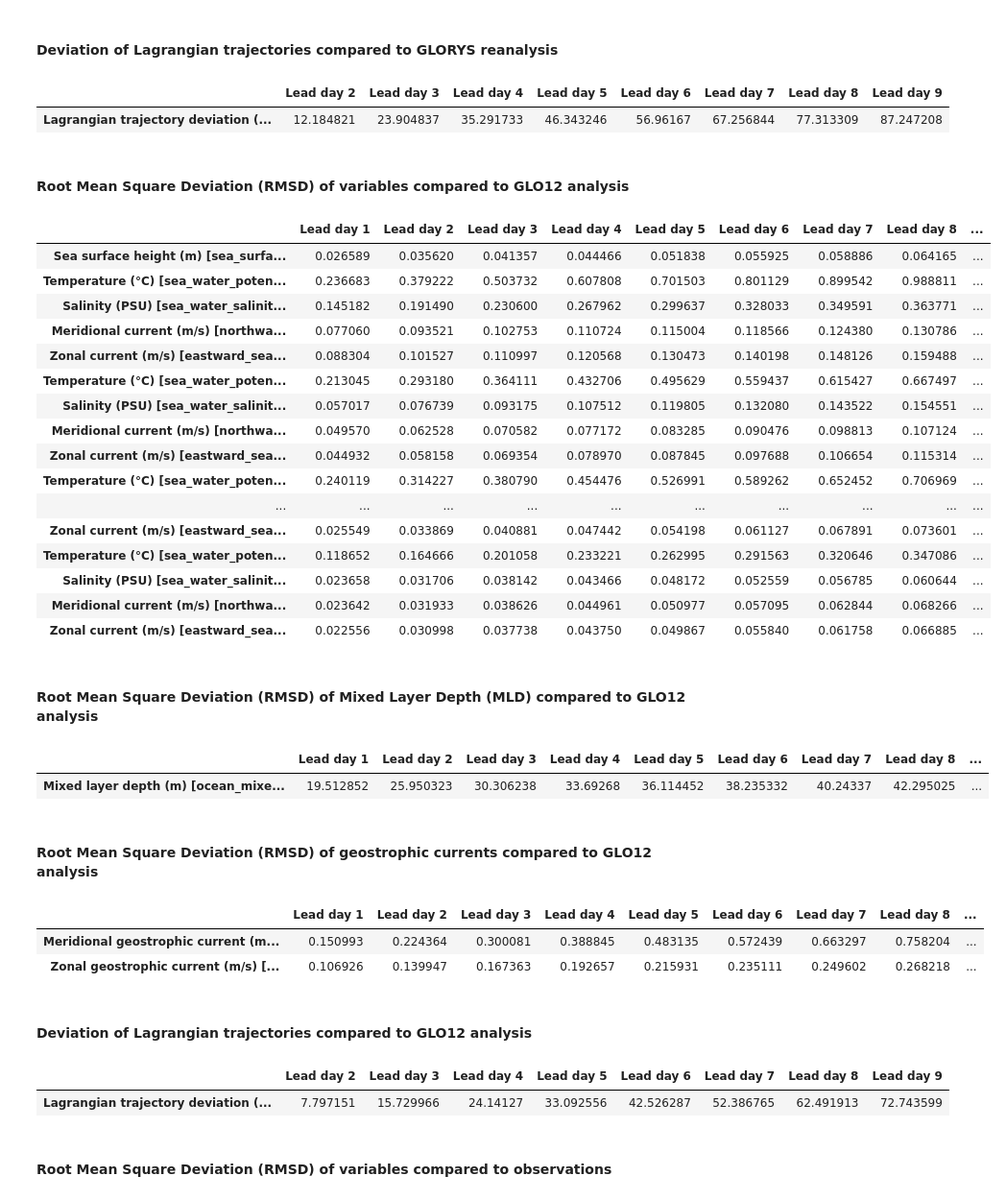
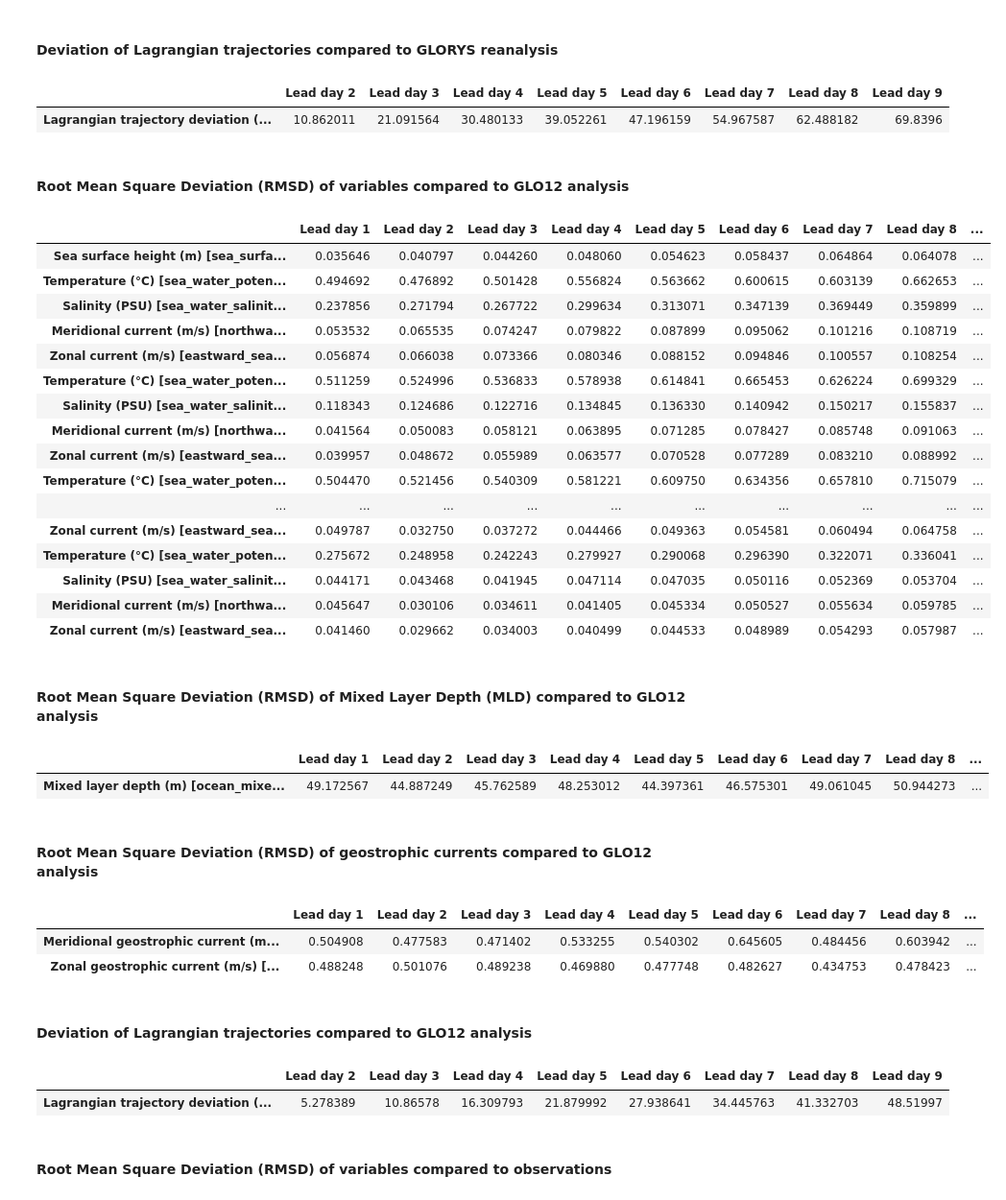
Before and after one commit to mercator-ocean/oceanbench, a Jupyter notebook: assets/xihe_sample.global.report.ipynb, the cells around one changed output. Shown at 96% size. Saved outputs shown, nothing was run; the diff lists cells and outputs as text; code cells hidden in the pictures.

```diff
--- a/assets/wenhai_sample.report.ipynb
+++ b/assets/xihe_sample.global.report.ipynb
@@ -9,13 +9,13 @@ oceanbench.__version__
 
 > Insert here the code that opens the challenger dataset as `challenger_dataset: xarray.Dataset`
 # %%
-# Open WENHAI forecast sample with xarray
+# Open XIHE forecast sample with xarray
 from datetime import datetime
 import xarray
 
 challenger_dataset: xarray.Dataset = xarray.open_mfdataset(
     [
-        "https://minio.dive.edito.eu/project-oceanbench/public/WENHAI/20240103.zarr",
+        "https://minio.dive.edito.eu/project-oceanbench/public/XIHE/20240103.zarr",
     ],
     engine="zarr",
     preprocess=lambda dataset: dataset.rename({"time": "lead_day_index"}).assign({"lead_day_index": range(10)}),
@@ -97,3 +99,5 @@ Attributes: (0)
+# %%
+region = 'global'
 # %% [markdown]
 ### Evaluation of challenger dataset using OceanBench
 
@@ -136,54 +149,69 @@ oceanbench.metrics.rmsd_of_geostrophic_currents_compared_to_glorys_reanalysis(ch
 # %% [markdown]
 #### Deviation of Lagrangian trajectories compared to GLORYS reanalysis
 # %%
-oceanbench.metrics.deviation_of_lagrangian_trajectories_compared_to_glorys_reanalysis(challenger_dataset)
+oceanbench.metrics.deviation_of_lagrangian_trajectories_compared_to_glorys_reanalysis(
+    challenger_dataset,
+    region=region,
+)
 # %% [output]
 |  | Lead day 2 | Lead day 3 | Lead day 4 | Lead day 5 | Lead day 6 | Lead day 7 | Lead day 8 | Lead day 9 |
-| Lagrangian trajectory deviation (... | 12.184821 | 23.904837 | 35.291733 | 46.343246 | 56.96167 | 67.256844 | 77.313309 | 87.247208 |
+| Lagrangian trajectory deviation (... | 10.862011 | 21.091564 | 30.480133 | 39.052261 | 47.196159 | 54.967587 | 62.488182 | 69.8396 |
 # %% [markdown]
 #### Root Mean Square Deviation (RMSD) of variables compared to GLO12 analysis
 # %%
-oceanbench.metrics.rmsd_of_variables_compared_to_glo12_analysis(challenger_dataset)
+oceanbench.metrics.rmsd_of_variables_compared_to_glo12_analysis(
+    challenger_dataset,
+    region=region,
+)
 # %% [output]
 |  | Lead day 1 | Lead day 2 | Lead day 3 | Lead day 4 | Lead day 5 | Lead day 6 | Lead day 7 | Lead day 8 | ... |
-| Sea surface height (m) [sea_surfa... | 0.026589 | 0.035620 | 0.041357 | 0.044466 | 0.051838 | 0.055925 | 0.058886 | 0.064165 | ... |
-| Temperature (°C) [sea_water_poten... | 0.236683 | 0.379222 | 0.503732 | 0.607808 | 0.701503 | 0.801129 | 0.899542 | 0.988811 | ... |
-| Salinity (PSU) [sea_water_salinit... | 0.145182 | 0.191490 | 0.230600 | 0.267962 | 0.299637 | 0.328033 | 0.349591 | 0.363771 | ... |
-| Meridional current (m/s) [northwa... | 0.077060 | 0.093521 | 0.102753 | 0.110724 | 0.115004 | 0.118566 | 0.124380 | 0.130786 | ... |
-| Zonal current (m/s) [eastward_sea... | 0.088304 | 0.101527 | 0.110997 | 0.120568 | 0.130473 | 0.140198 | 0.148126 | 0.159488 | ... |
-| Temperature (°C) [sea_water_poten... | 0.213045 | 0.293180 | 0.364111 | 0.432706 | 0.495629 | 0.559437 | 0.615427 | 0.667497 | ... |
-| Salinity (PSU) [sea_water_salinit... | 0.057017 | 0.076739 | 0.093175 | 0.107512 | 0.119805 | 0.132080 | 0.143522 | 0.154551 | ... |
-| Meridional current (m/s) [northwa... | 0.049570 | 0.062528 | 0.070582 | 0.077172 | 0.083285 | 0.090476 | 0.098813 | 0.107124 | ... |
-| Zonal current (m/s) [eastward_sea... | 0.044932 | 0.058158 | 0.069354 | 0.078970 | 0.087845 | 0.097688 | 0.106654 | 0.115314 | ... |
-| Temperature (°C) [sea_water_poten... | 0.240119 | 0.314227 | 0.380790 | 0.454476 | 0.526991 | 0.589262 | 0.652452 | 0.706969 | ... |
+| Sea surface height (m) [sea_surfa... | 0.035646 | 0.040797 | 0.044260 | 0.048060 | 0.054623 | 0.058437 | 0.064864 | 0.064078 | ... |
+| Temperature (°C) [sea_water_poten... | 0.494692 | 0.476892 | 0.501428 | 0.556824 | 0.563662 | 0.600615 | 0.603139 | 0.662653 | ... |
+| Salinity (PSU) [sea_water_salinit... | 0.237856 | 0.271794 | 0.267722 | 0.299634 | 0.313071 | 0.347139 | 0.369449 | 0.359899 | ... |
+| Meridional current (m/s) [northwa... | 0.053532 | 0.065535 | 0.074247 | 0.079822 | 0.087899 | 0.095062 | 0.101216 | 0.108719 | ... |
+| Zonal current (m/s) [eastward_sea... | 0.056874 | 0.066038 | 0.073366 | 0.080346 | 0.088152 | 0.094846 | 0.100557 | 0.108254 | ... |
+| Temperature (°C) [sea_water_poten... | 0.511259 | 0.524996 | 0.536833 | 0.578938 | 0.614841 | 0.665453 | 0.626224 | 0.699329 | ... |
+| Salinity (PSU) [sea_water_salinit... | 0.118343 | 0.124686 | 0.122716 | 0.134845 | 0.136330 | 0.140942 | 0.150217 | 0.155837 | ... |
+| Meridional current (m/s) [northwa... | 0.041564 | 0.050083 | 0.058121 | 0.063895 | 0.071285 | 0.078427 | 0.085748 | 0.091063 | ... |
+| Zonal current (m/s) [eastward_sea... | 0.039957 | 0.048672 | 0.055989 | 0.063577 | 0.070528 | 0.077289 | 0.083210 | 0.088992 | ... |
+| Temperature (°C) [sea_water_poten... | 0.504470 | 0.521456 | 0.540309 | 0.581221 | 0.609750 | 0.634356 | 0.657810 | 0.715079 | ... |
 | ... | ... | ... | ... | ... | ... | ... | ... | ... | ... |
-| Zonal current (m/s) [eastward_sea... | 0.025549 | 0.033869 | 0.040881 | 0.047442 | 0.054198 | 0.061127 | 0.067891 | 0.073601 | ... |
-| Temperature (°C) [sea_water_poten... | 0.118652 | 0.164666 | 0.201058 | 0.233221 | 0.262995 | 0.291563 | 0.320646 | 0.347086 | ... |
-| Salinity (PSU) [sea_water_salinit... | 0.023658 | 0.031706 | 0.038142 | 0.043466 | 0.048172 | 0.052559 | 0.056785 | 0.060644 | ... |
-| Meridional current (m/s) [northwa... | 0.023642 | 0.031933 | 0.038626 | 0.044961 | 0.050977 | 0.057095 | 0.062844 | 0.068266 | ... |
-| Zonal current (m/s) [eastward_sea... | 0.022556 | 0.030998 | 0.037738 | 0.043750 | 0.049867 | 0.055840 | 0.061758 | 0.066885 | ... |
+| Zonal current (m/s) [eastward_sea... | 0.049787 | 0.032750 | 0.037272 | 0.044466 | 0.049363 | 0.054581 | 0.060494 | 0.064758 | ... |
+| Temperature (°C) [sea_water_poten... | 0.275672 | 0.248958 | 0.242243 | 0.279927 | 0.290068 | 0.296390 | 0.322071 | 0.336041 | ... |
+| Salinity (PSU) [sea_water_salinit... | 0.044171 | 0.043468 | 0.041945 | 0.047114 | 0.047035 | 0.050116 | 0.052369 | 0.053704 | ... |
+| Meridional current (m/s) [northwa... | 0.045647 | 0.030106 | 0.034611 | 0.041405 | 0.045334 | 0.050527 | 0.055634 | 0.059785 | ... |
+| Zonal current (m/s) [eastward_sea... | 0.041460 | 0.029662 | 0.034003 | 0.040499 | 0.044533 | 0.048989 | 0.054293 | 0.057987 | ... |
 # %% [markdown]
 #### Root Mean Square Deviation (RMSD) of Mixed Layer Depth (MLD) compared to GLO12 analysis
 # %%
-oceanbench.metrics.rmsd_of_mixed_layer_depth_compared_to_glo12_analysis(challenger_dataset)
+oceanbench.metrics.rmsd_of_mixed_layer_depth_compared_to_glo12_analysis(
+    challenger_dataset,
+    region=region,
+)
 # %% [output]
 |  | Lead day 1 | Lead day 2 | Lead day 3 | Lead day 4 | Lead day 5 | Lead day 6 | Lead day 7 | Lead day 8 | ... |
-| Mixed layer depth (m) [ocean_mixe... | 19.512852 | 25.950323 | 30.306238 | 33.69268 | 36.114452 | 38.235332 | 40.24337 | 42.295025 | ... |
+| Mixed layer depth (m) [ocean_mixe... | 49.172567 | 44.887249 | 45.762589 | 48.253012 | 44.397361 | 46.575301 | 49.061045 | 50.944273 | ... |
 # %% [markdown]
 #### Root Mean Square Deviation (RMSD) of geostrophic currents compared to GLO12 analysis
 # %%
-oceanbench.metrics.rmsd_of_geostrophic_currents_compared_to_glo12_analysis(challenger_dataset)
+oceanbench.metrics.rmsd_of_geostrophic_currents_compared_to_glo12_analysis(
+    challenger_dataset,
+    region=region,
+)
 # %% [output]
 |  | Lead day 1 | Lead day 2 | Lead day 3 | Lead day 4 | Lead day 5 | Lead day 6 | Lead day 7 | Lead day 8 | ... |
-| Meridional geostrophic current (m... | 0.150993 | 0.224364 | 0.300081 | 0.388845 | 0.483135 | 0.572439 | 0.663297 | 0.758204 | ... |
-| Zonal geostrophic current (m/s) [... | 0.106926 | 0.139947 | 0.167363 | 0.192657 | 0.215931 | 0.235111 | 0.249602 | 0.268218 | ... |
+| Meridional geostrophic current (m... | 0.504908 | 0.477583 | 0.471402 | 0.533255 | 0.540302 | 0.645605 | 0.484456 | 0.603942 | ... |
+| Zonal geostrophic current (m/s) [... | 0.488248 | 0.501076 | 0.489238 | 0.469880 | 0.477748 | 0.482627 | 0.434753 | 0.478423 | ... |
 # %% [markdown]
 #### Deviation of Lagrangian trajectories compared to GLO12 analysis
 # %%
-oceanbench.metrics.deviation_of_lagrangian_trajectories_compared_to_glo12_analysis(challenger_dataset)
+oceanbench.metrics.deviation_of_lagrangian_trajectories_compared_to_glo12_analysis(
+    challenger_dataset,
+    region=region,
+)
 # %% [output]
 |  | Lead day 2 | Lead day 3 | Lead day 4 | Lead day 5 | Lead day 6 | Lead day 7 | Lead day 8 | Lead day 9 |
-| Lagrangian trajectory deviation (... | 7.797151 | 15.729966 | 24.14127 | 33.092556 | 42.526287 | 52.386765 | 62.491913 | 72.743599 |
+| Lagrangian trajectory deviation (... | 5.278389 | 10.86578 | 16.309793 | 21.879992 | 27.938641 | 34.445763 | 41.332703 | 48.51997 |
 # %% [markdown]
 #### Root Mean Square Deviation (RMSD) of variables compared to observations
 # %%
```
Also changed, not shown: parts of 6 cells of this notebook, 15 other files.
